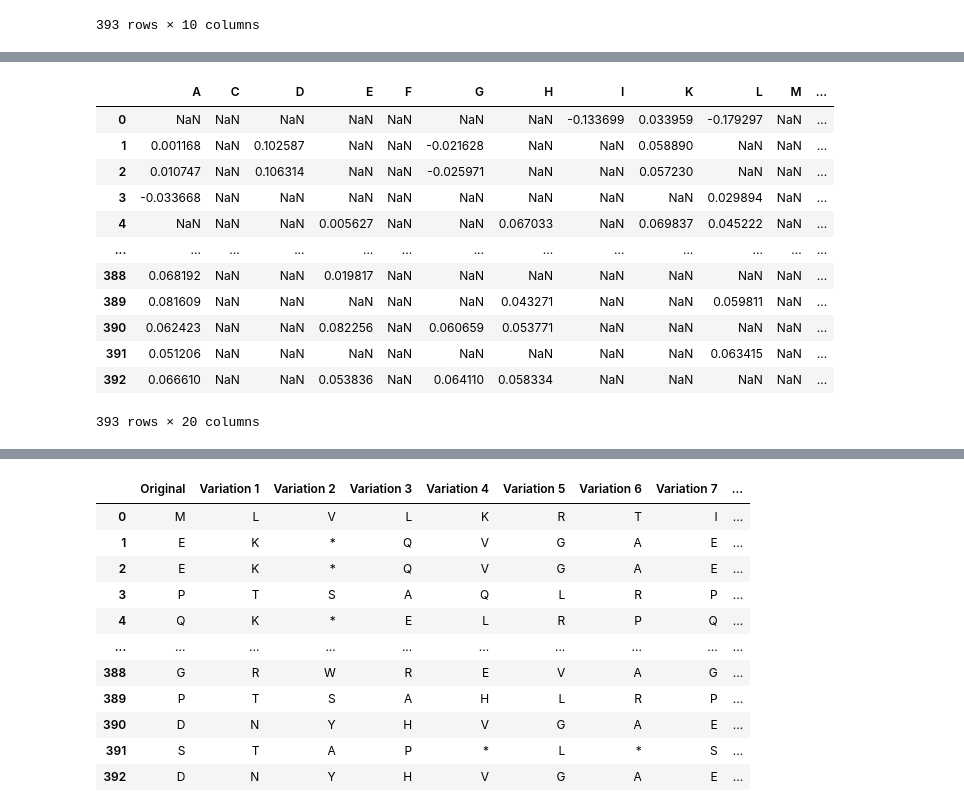
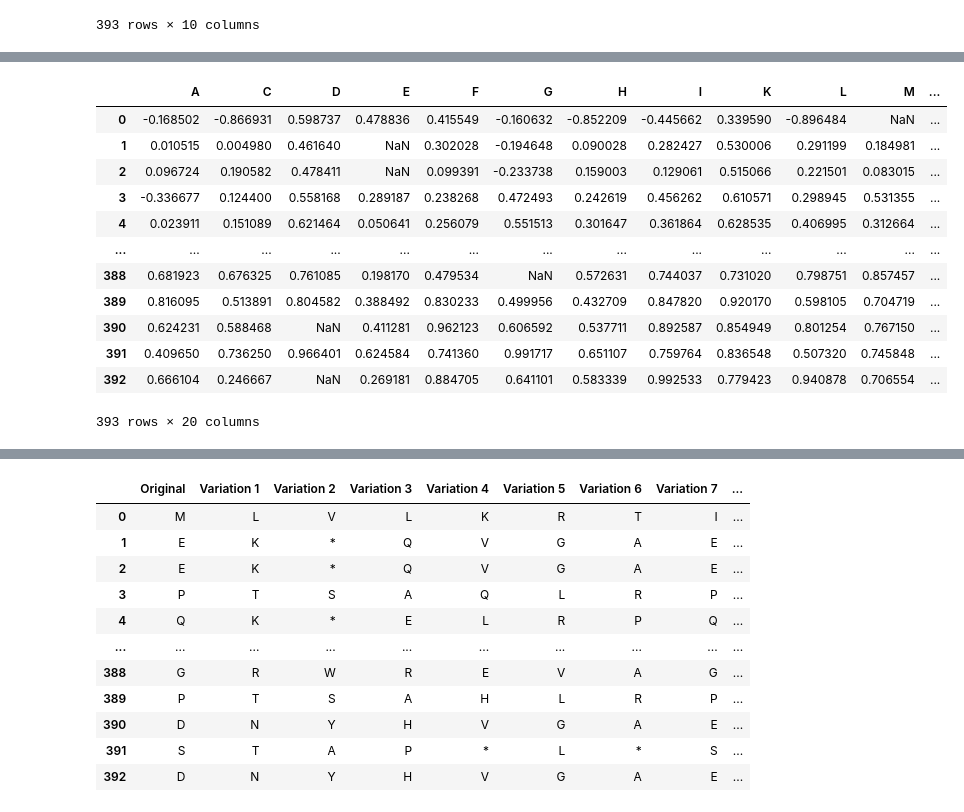
Before and after one commit to datascience-mobi-2023/topic02_team02, a Jupyter notebook: severity_score/Codons.ipynb, the cells around one changed output, grey strips where cells are left out. Drawn from its saved outputs; the diff is of its cells as text; code cells hidden in the pictures.

```diff
--- a/severity_score/Codons.ipynb
+++ b/severity_score/Codons.ipynb
@@ -137,17 +122,17 @@ sel_mut
-# %%
-# Jetzt will ich die DMS_scores der single mutations in diesem df mit den Mutationswahrscheinlichkeiten multiplizieren.
-ses.prob_smut(sel_mut,p53_var_frame)
-# %% [output]
-|  | A | C | D | E | F | G | H | I | K | L | M | ... |
-| 0 | NaN | NaN | NaN | NaN | NaN | NaN | NaN | -0.133699 | 0.033959 | -0.179297 | NaN | ... |
-| 1 | 0.001168 | NaN | 0.102587 | NaN | NaN | -0.021628 | NaN | NaN | 0.058890 | NaN | NaN | ... |
-| 2 | 0.010747 | NaN | 0.106314 | NaN | NaN | -0.025971 | NaN | NaN | 0.057230 | NaN | NaN | ... |
-| 3 | -0.033668 | NaN | NaN | NaN | NaN | NaN | NaN | NaN | NaN | 0.029894 | NaN | ... |
-| 4 | NaN | NaN | NaN | 0.005627 | NaN | NaN | 0.067033 | NaN | 0.069837 | 0.045222 | NaN | ... |
-| ... | ... | ... | ... | ... | ... | ... | ... | ... | ... | ... | ... | ... |
-| 388 | 0.068192 | NaN | NaN | 0.019817 | NaN | NaN | NaN | NaN | NaN | NaN | NaN | ... |
-| 389 | 0.081609 | NaN | NaN | NaN | NaN | NaN | 0.043271 | NaN | NaN | 0.059811 | NaN | ... |
-| 390 | 0.062423 | NaN | NaN | 0.082256 | NaN | 0.060659 | 0.053771 | NaN | NaN | NaN | NaN | ... |
-| 391 | 0.051206 | NaN | NaN | NaN | NaN | NaN | NaN | NaN | NaN | 0.063415 | NaN | ... |
-| 392 | 0.066610 | NaN | NaN | 0.053836 | NaN | 0.064110 | 0.058334 | NaN | NaN | NaN | NaN | ... |
-393 rows × 20 columns
+# %%
+dms_scores = dc.norm(dc.df_split(gia_null_eto)).reindex_like(sel_mut)
+dms_scores
+# %% [output]
+|  | A | C | D | E | F | G | H | I | K | L | M | ... |
+| 0 | -0.168502 | -0.866931 | 0.598737 | 0.478836 | 0.415549 | -0.160632 | -0.852209 | -0.445662 | 0.339590 | -0.896484 | NaN | ... |
+| 1 | 0.010515 | 0.004980 | 0.461640 | NaN | 0.302028 | -0.194648 | 0.090028 | 0.282427 | 0.530006 | 0.291199 | 0.184981 | ... |
+| 2 | 0.096724 | 0.190582 | 0.478411 | NaN | 0.099391 | -0.233738 | 0.159003 | 0.129061 | 0.515066 | 0.221501 | 0.083015 | ... |
+| 3 | -0.336677 | 0.124400 | 0.558168 | 0.289187 | 0.238268 | 0.472493 | 0.242619 | 0.456262 | 0.610571 | 0.298945 | 0.531355 | ... |
+| 4 | 0.023911 | 0.151089 | 0.621464 | 0.050641 | 0.256079 | 0.551513 | 0.301647 | 0.361864 | 0.628535 | 0.406995 | 0.312664 | ... |
+| ... | ... | ... | ... | ... | ... | ... | ... | ... | ... | ... | ... | ... |
+| 388 | 0.681923 | 0.676325 | 0.761085 | 0.198170 | 0.479534 | NaN | 0.572631 | 0.744037 | 0.731020 | 0.798751 | 0.857457 | ... |
+| 389 | 0.816095 | 0.513891 | 0.804582 | 0.388492 | 0.830233 | 0.499956 | 0.432709 | 0.847820 | 0.920170 | 0.598105 | 0.704719 | ... |
+| 390 | 0.624231 | 0.588468 | NaN | 0.411281 | 0.962123 | 0.606592 | 0.537711 | 0.892587 | 0.854949 | 0.801254 | 0.767150 | ... |
+| 391 | 0.409650 | 0.736250 | 0.966401 | 0.624584 | 0.741360 | 0.991717 | 0.651107 | 0.759764 | 0.836548 | 0.507320 | 0.745848 | ... |
+| 392 | 0.666104 | 0.246667 | NaN | 0.269181 | 0.884705 | 0.641101 | 0.583339 | 0.992533 | 0.779423 | 0.940878 | 0.706554 | ... |
+393 rows × 20 columns
```
Also changed, not shown: parts of 6 cells of this notebook.
